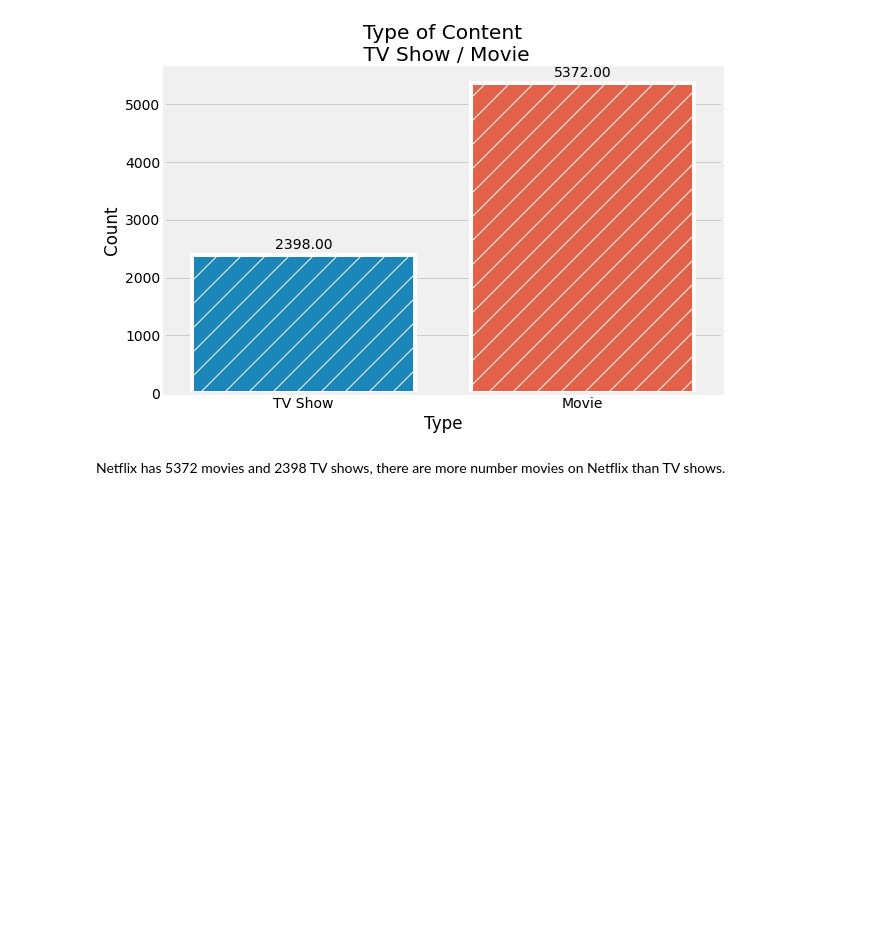
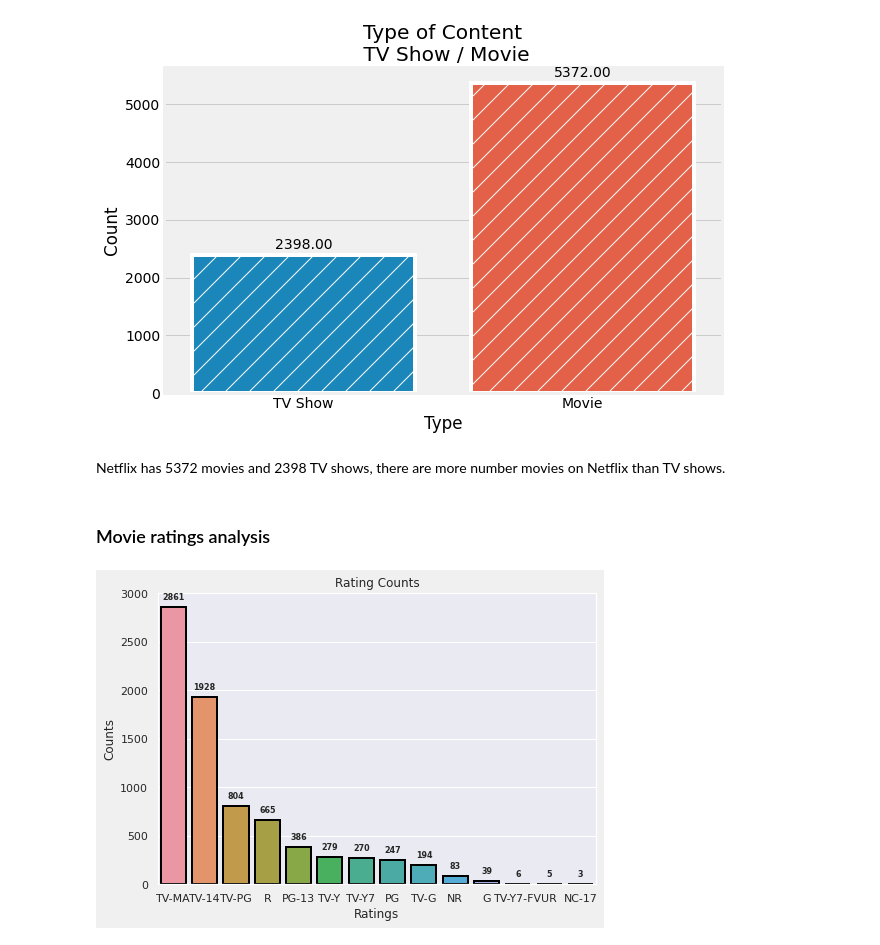
Before and after one commit to Animesh227/Netflix-Movies-and-TV-Shows-Clustering, a Jupyter notebook: NETFLIX_MOVIES_AND_TV_SHOWS_CLUSTERING_Animesh_Chakraborty.ipynb, the cells around one changed output. Saved outputs shown, nothing was run; the diff lists cells and outputs as text; code cells hidden in the pictures; blank space fills up the shorter version.

```diff
--- a/NETFLIX_MOVIES_AND_TV_SHOWS_CLUSTERING_Animesh_Chakraborty.ipynb
+++ b/NETFLIX_MOVIES_AND_TV_SHOWS_CLUSTERING_Animesh_Chakraborty.ipynb
@@ -236,3 +236,20 @@ for p in ax.patches:
 [figure]
 # %% [markdown]
 Netflix has 5372 movies and 2398 TV shows, there are more number movies on Netflix than TV shows.
+# %% [markdown]
+### Movie ratings analysis
+# %%
+# Plotting the countplot for the ratings
+plt.figure(figsize=(7,5))
+sns.set(style = "darkgrid")
+ax = sns.countplot('rating',data = dataset,lw=2, ec='black', order = dataset['rating'].value_counts().index)
+plt.title('Rating Counts')
+plt.xlabel('Ratings')
+plt.ylabel('Counts')
+
+# Adding Annotation
+for p in ax.patches:
+  ax.annotate(format(p.get_height(), '.0f'), (p.get_x() + p.get_width() / 2., p.get_height()), ha = 'center', va = 'center', xytext = (0, 10),
+  textcoords = 'offset points',fontsize=8, fontweight='bold')
+# %% [output]
+[figure, added]
```
Also changed, not shown: parts of 1 cell of this notebook.
